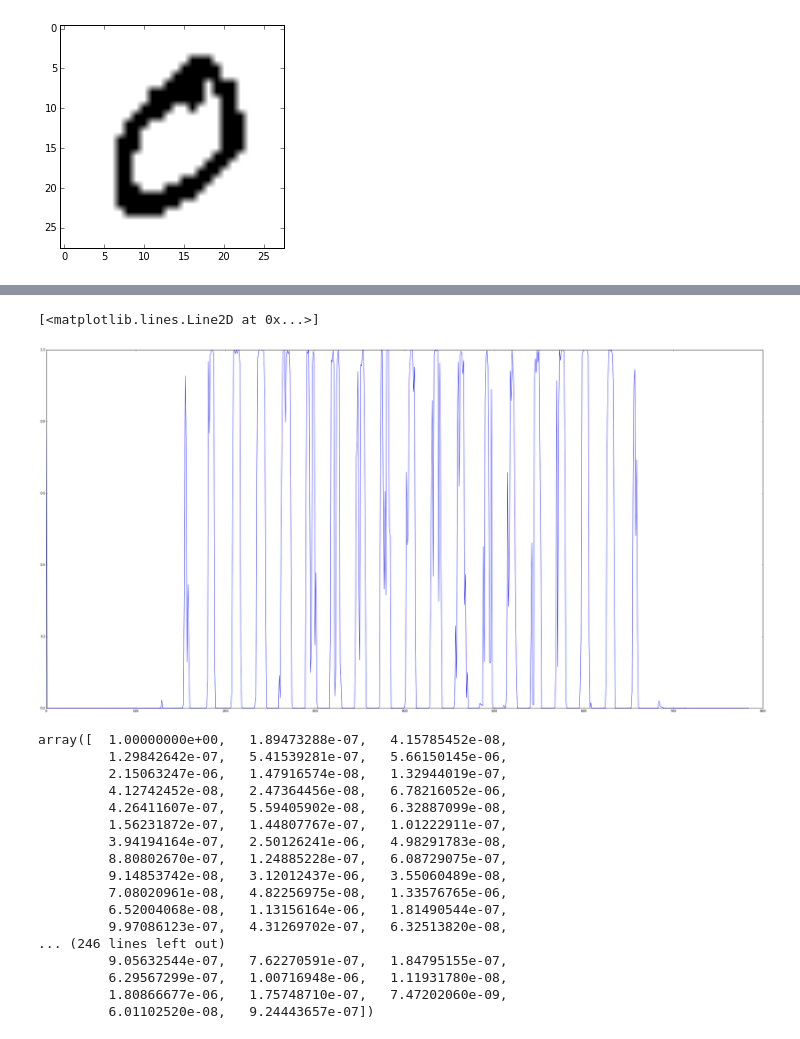
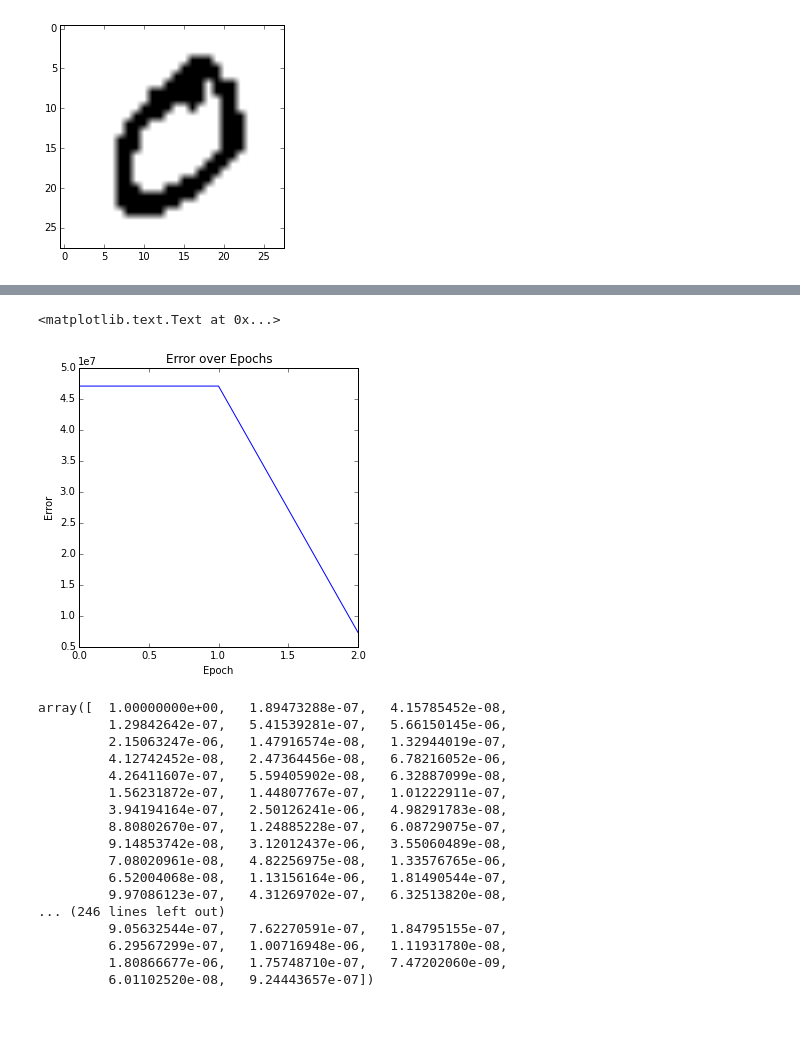
Before and after one commit to huihuifan/RBM-CS51, a Jupyter notebook: RBM_MNIST_angela.ipynb, the cells around one changed output, grey strips where cells are left out. Drawn from its saved outputs; the diff is of its cells as text; code cells hidden in the pictures.

Commit message:
debugged rbm and plot function not wrking, now works

```diff
--- a/RBM_MNIST_angela.ipynb
+++ b/RBM_MNIST_angela.ipynb
@@ -123,9 +128,13 @@ Epoch:  2 , Error:  7433237.49182
-# %%
-err = sample[1]
-plt.plot(err)
-# %% [output]
-[<matplotlib.lines.Line2D at 0x...>]
-[figure, removed]
+# %%
+rcParams['figure.figsize'] = 5, 5
+err = sample[1]
+plt.plot(err)
+plt.ylabel("Error")
+plt.xlabel("Epoch")
+plt.title("Error over Epochs")
+# %% [output]
+<matplotlib.text.Text at 0x...>
+[figure, added]
 # %%
 sample[1]
 # %% [output]
```
Also changed, not shown: parts of 4 cells of this notebook.
